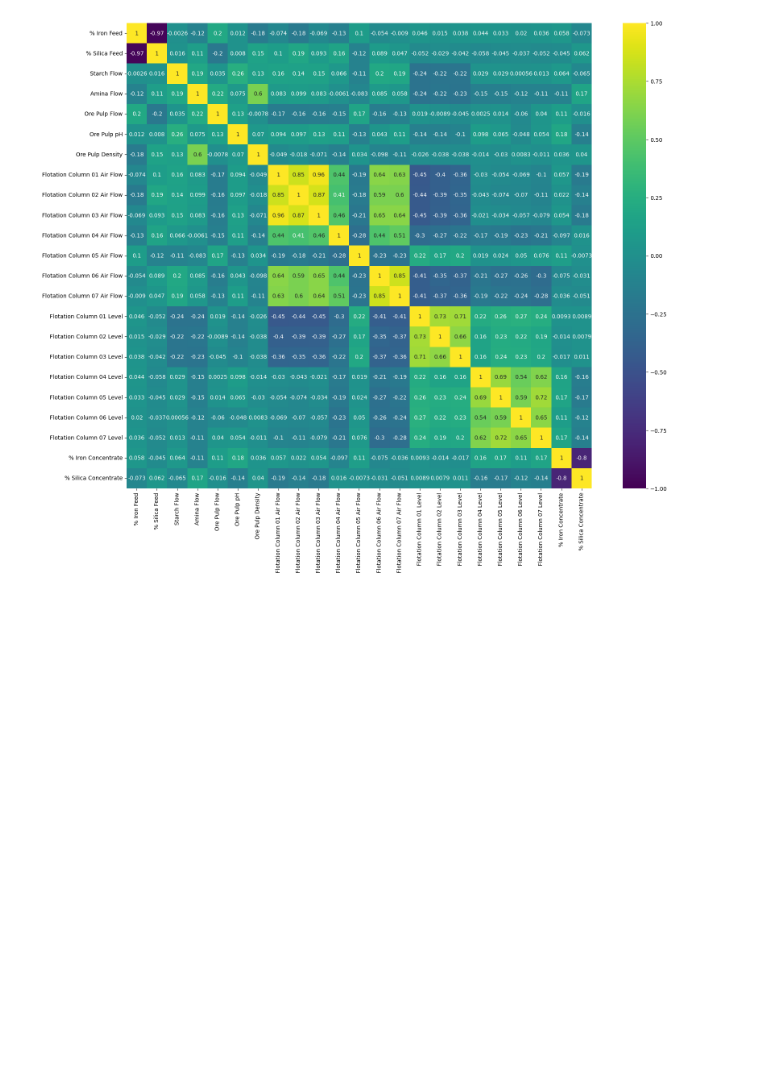
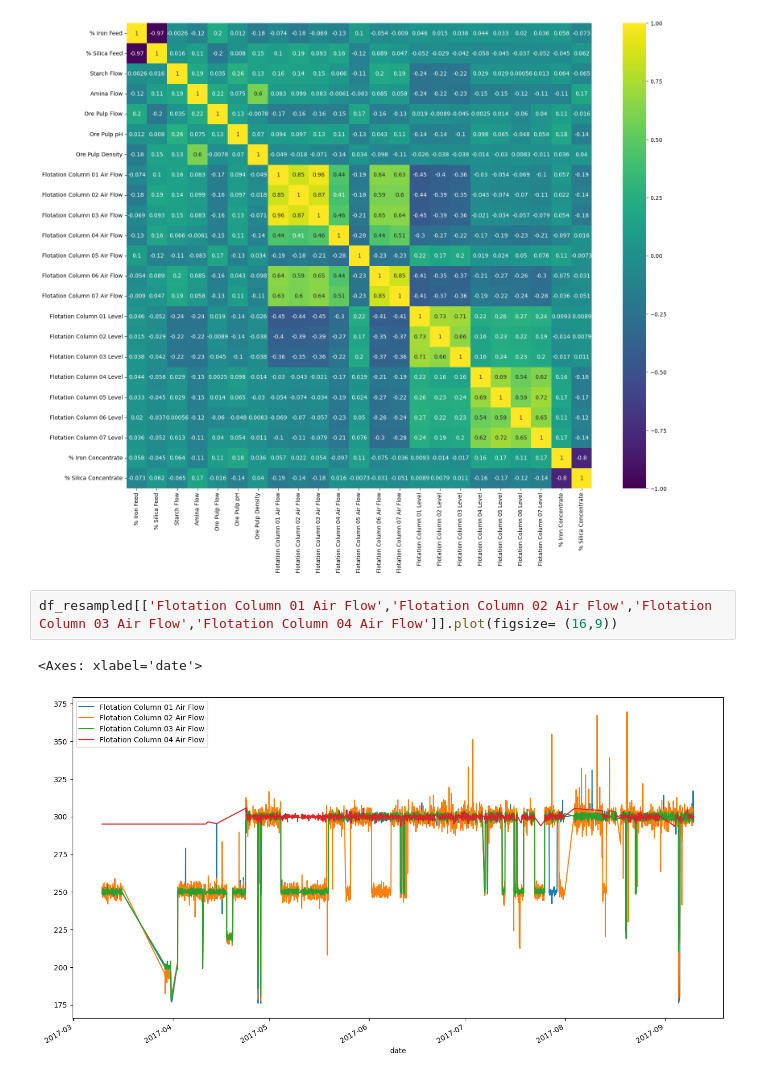
Before and after one commit to totscheffer/caseihm, a Jupyter notebook: Análise Exploratória.ipynb, the cells around one changed output. Drawn from its saved outputs; the diff is of its cells as text; blank space fills up the shorter version.

```diff
--- a/Análise Exploratória.ipynb
+++ b/Análise Exploratória.ipynb
@@ -354,3 +446,8 @@ sns.heatmap(correlation,vmax=1, vmin=-1,square=True,annot=True,cmap='viridis')
 # %% [output]
 <Axes: >
 [figure]
+# %%
+df_resampled[['Flotation Column 01 Air Flow','Flotation Column 02 Air Flow','Flotation Column 03 Air Flow','Flotation Column 04 Air Flow']].plot(figsize= (16,9))
+# %% [output]
+<Axes: xlabel='date'>
+[figure, added]
```
Also changed, not shown: parts of 10 cells of this notebook, 2 other files.
